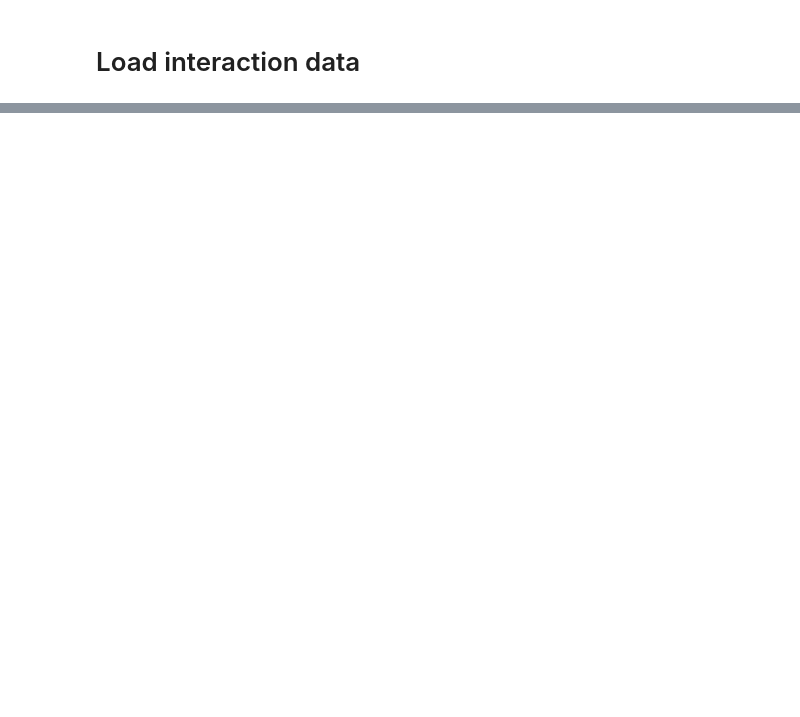
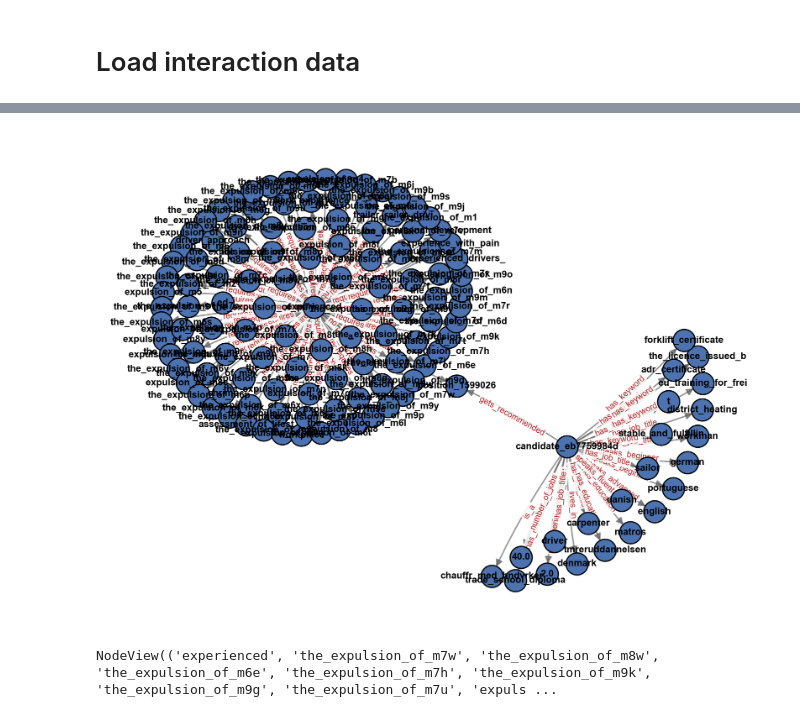
Before and after one commit to Roan-Schellingerhout/AKGC_WSDM, a Jupyter notebook: kg_construction/no_inference_subgraph_generator.ipynb, the cells around one changed output, grey strips where cells are left out. Cells and saved outputs as stored; diff of their text form; code cells hidden in the pictures.

Commit message:
cleaning up for submission

```diff
--- a/kg_construction/no_inference_subgraph_generator.ipynb
+++ b/kg_construction/no_inference_subgraph_generator.ipynb
@@ -48,3 +49,36 @@ non_zero = set(non_zero[non_zero == True].index)
 len(non_zero), len(df_int.groupby("cvid"))
 
 df_graphs = df_int[df_int["cvid"].isin(non_zero)]
+# %%
+unique_candidates = set(df_isco_cv["candidate"].dropna().unique())
+
+def update_candidate(row):
+    count = defaultdict(int)
+
+    # Iterate over the specific columns (from index 3 to second-to-last)
+    for entry in row.values[3:-1]:
+        # Skip NaNs or non-strings to prevent eval errors
+        if pd.isna(entry) or not isinstance(entry, str):
+            continue
+
+        try:
+            # literal_eval is much safer and faster than eval()
+            triples = ast.literal_eval(entry)
+            for triple in triples:
+                for ent in triple:
+                    if ent in unique_candidates:
+                        count[ent] += 1
+        except (ValueError, SyntaxError):
+            pass # Skip malformed strings gracefully
+
+    # After checking all entries in the row, see if any hit the threshold
+    for _id, val in count.items():
+        if val >= 3:
+            return _id  # Return the new candidate ID
+
+    return row["candidate"]
+
+# Somewhere the cvids got mixed up. Fixing them here.
+df_isco_cv["candidate"] = df_isco_cv.apply(update_candidate, axis=1)
+
+df_isco_cv.head()
@@ -51,3 +92,9 @@ df_graphs = df_int[df_int["cvid"].isin(non_zero)]
+# %%
+target_cols = df_bridges.filter(like='bridges').columns
+df_bridges[target_cols] = df_bridges[target_cols].replace("[]", np.nan)
+df_bridges = df_bridges.dropna(subset=target_cols, how='all')
+todo_df = df_bridges[["humanjobid", "cvid"]].drop_duplicates()
+df_int = df_int.merge(todo_df, on=["humanjobid", "cvid"], how="inner")
 # %%
 def clean_entity(entity):
     """Normalizes a string to lowercase, replaces spaces/hyphens with underscores, and strips symbols."""
@@ -342,5 +715,9 @@ def plot_clean_graph(G):
     plt.show()
 # %%
-plot_clean_graph(G)
+plot_clean_graph(undirected_G)
 # %% [output]
-[figure, old version]
+[figure, new version]
+# %%
+undirected_G.nodes
+# %% [output]
+NodeView(('experienced', 'the_expulsion_of_m7w', 'the_expulsion_of_m8w', 'the_expulsion_of_m6e', 'the_expulsion_of_m7h', 'the_expulsion_of_m9k', 'the_expulsion_of_m9g', 'the_expulsion_of_m7u', 'expuls ...
```
Also changed, not shown: parts of 6 cells of this notebook, 56 other files.
